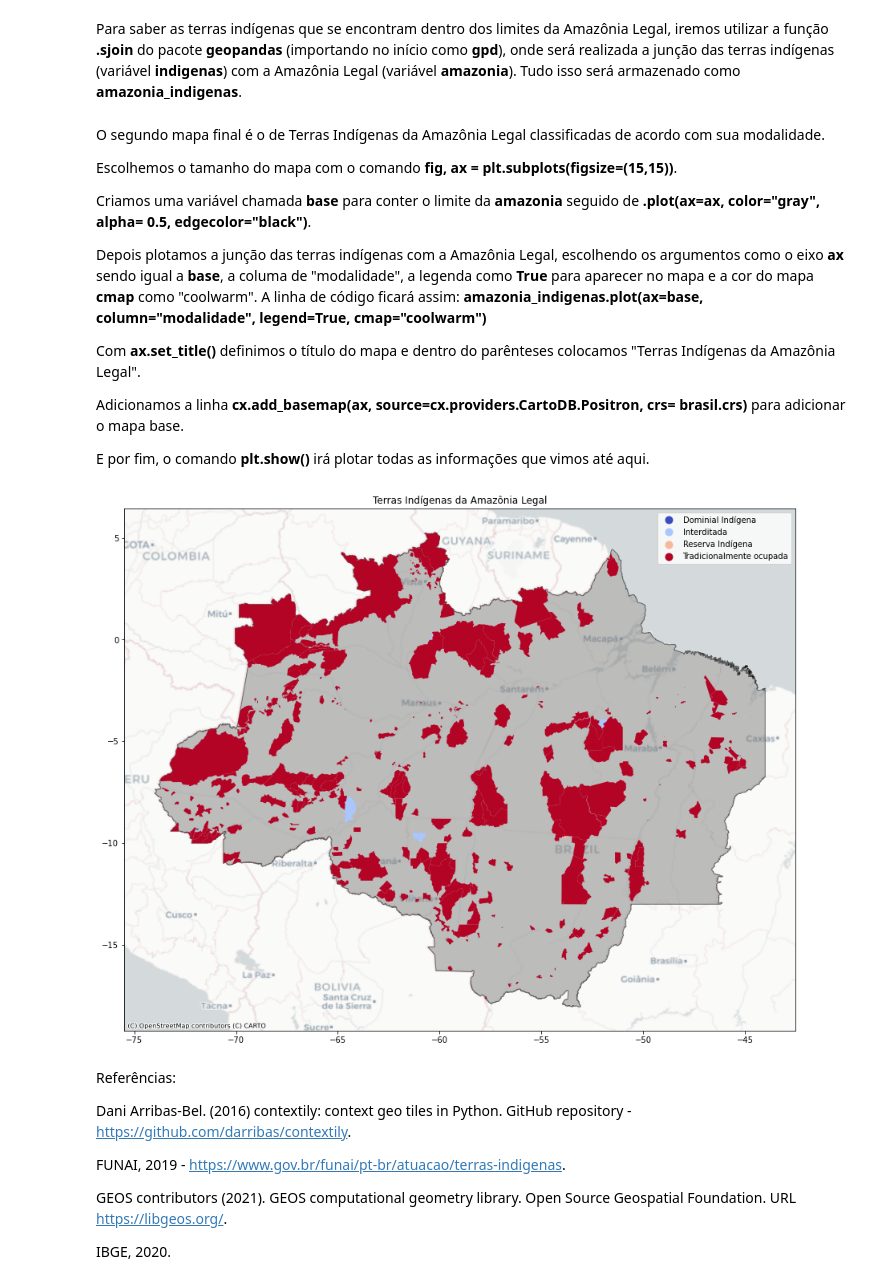
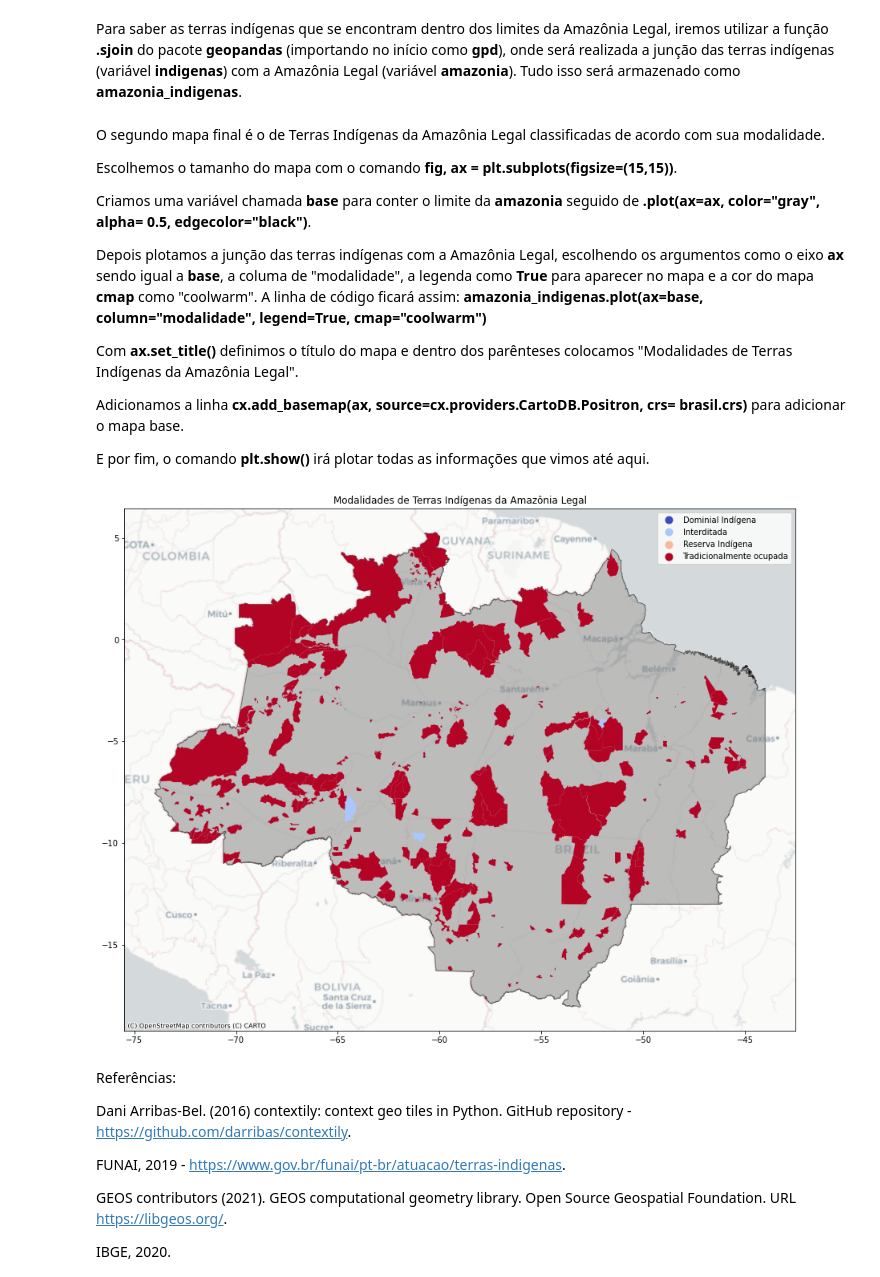
Before and after one commit to guiferso/terras-indigenas, a Jupyter notebook: terras_indigenas.ipynb, the cells around one changed output. Saved outputs shown, nothing was run; the diff lists cells and outputs as text; code cells hidden in the pictures.

```diff
--- a/terras_indigenas.ipynb
+++ b/terras_indigenas.ipynb
@@ -161,7 +161,7 @@ E por fim, o comando **plt.show()** irá plotar todas as informações que vimos
 fig, ax = plt.subplots(figsize=(15,15))
 base = brasil.plot(ax=ax, color="gray", alpha= 0.5, edgecolor="black")
 indigenas.plot(ax=base, column="modalidade", legend=True, cmap="coolwarm")
-ax.set_title("Terras Indígenas do Brasil")
+ax.set_title("Modalidades de Terras Indígenas do Brasil")
 cx.add_basemap(ax, source=cx.providers.CartoDB.Positron, crs= brasil.crs)
 plt.show()
 # %% [output]
@@ -214,7 +214,7 @@ Criamos uma variável chamada **base** para conter o limite da **amazonia** segu
 
 Depois plotamos a junção das terras indígenas com a Amazônia Legal, escolhendo os argumentos como o eixo **ax** sendo igual a **base**, a columa de "modalidade", a legenda como **True** para aparecer no mapa e a cor do mapa **cmap** como "coolwarm". A linha de código ficará assim: **amazonia_indigenas.plot(ax=base, column="modalidade", legend=True, cmap="coolwarm")**
 
-Com **ax.set_title()** definimos o título do mapa e dentro do parênteses colocamos "Terras Indígenas da Amazônia Legal".
+Com **ax.set_title()** definimos o título do mapa e dentro dos parênteses colocamos "Modalidades de Terras Indígenas da Amazônia Legal".
 
 Adicionamos a linha **cx.add_basemap(ax, source=cx.providers.CartoDB.Positron, crs= brasil.crs)** para adicionar o mapa base.
 
@@ -222,13 +222,13 @@ E por fim, o comando **plt.show()** irá plotar todas as informações que vimos
 # %%
 #Plotar o mapa de Terras Indígenas da Amazônia Legal
 fig, ax = plt.subplots(figsize=(15,15))
 base = amazonia.plot(ax=ax, color="gray", alpha= 0.5, edgecolor="black")
 amazonia_indigenas.plot(ax=base, column="modalidade", legend=True, cmap="coolwarm")
-ax.set_title("Terras Indígenas da Amazônia Legal")
+ax.set_title("Modalidades de Terras Indígenas da Amazônia Legal")
 cx.add_basemap(ax, source=cx.providers.CartoDB.Positron, crs= brasil.crs)
 plt.show()
 # %% [output]
-[figure, old version]
+[figure, new version]
 # %% [markdown]
 Referências:
 
```
Also changed, not shown: parts of 4 cells of this notebook.
